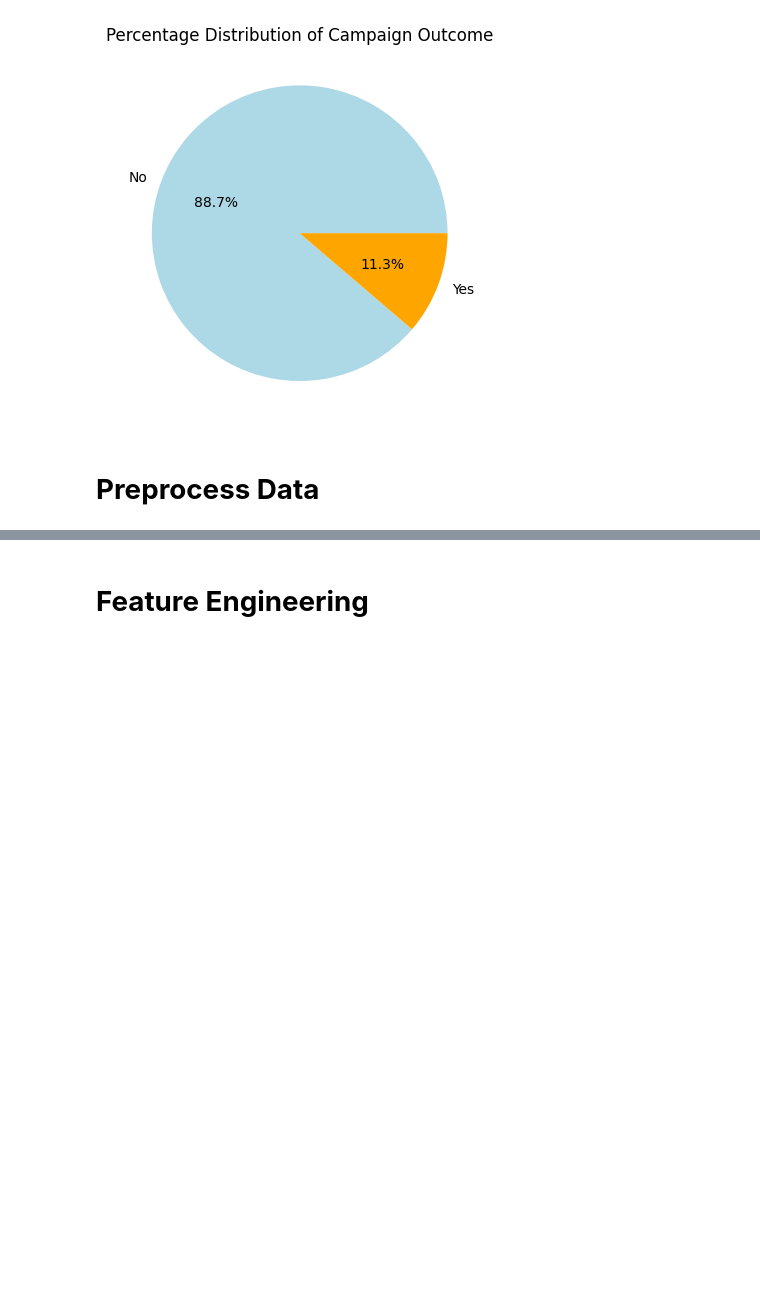
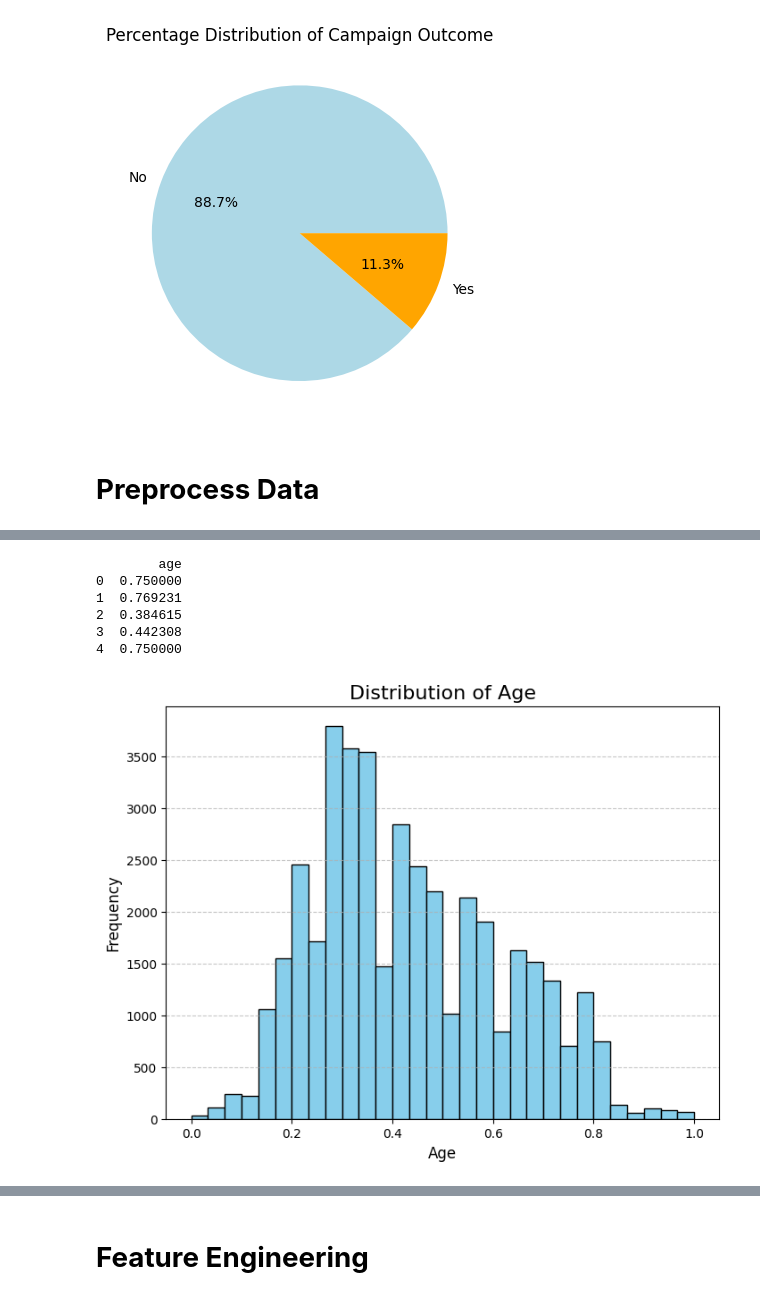
Before and after one commit to vihanga-induwara/CM2604-CW-Bank-Marketing, a Jupyter notebook: Bank Marketing.ipynb, the cells around one changed output, grey strips where cells are left out. Saved outputs shown, nothing was run; the diff lists cells and outputs as text; code cells hidden in the pictures; blank space fills up the shorter version.

Commit message:
Preprosed until this day_of_week colum

```diff
--- a/Bank Marketing.ipynb
+++ b/Bank Marketing.ipynb
@@ -145,0 +242,30 @@ Name: proportion, dtype: float64
+# %%
+from sklearn.preprocessing import MinMaxScaler
+
+# Create a scaler instance
+scaler = MinMaxScaler()
+
+# Normalize the 'age' column
+data['age'] = scaler.fit_transform(data[['age']])
+
+# Display the first few rows of the normalized column
+print(data[['age']].head())
+# %% [output]
+        age
+0  0.750000
+1  0.769231
+2  0.384615
+3  0.442308
+4  0.750000
+# %%
+import matplotlib.pyplot as plt
+
+plt.figure(figsize=(8, 6))
+plt.hist(data["age"], bins=30, color='skyblue', edgecolor='black')
+plt.title("Distribution of Age", fontsize=16)
+plt.xlabel("Age", fontsize=12)
+plt.ylabel("Frequency", fontsize=12)
+plt.grid(axis='y', linestyle='--', alpha=0.7)
+plt.show()
+# %% [output]
+[figure, added]
```
Also changed, not shown: parts of 64 cells of this notebook.
